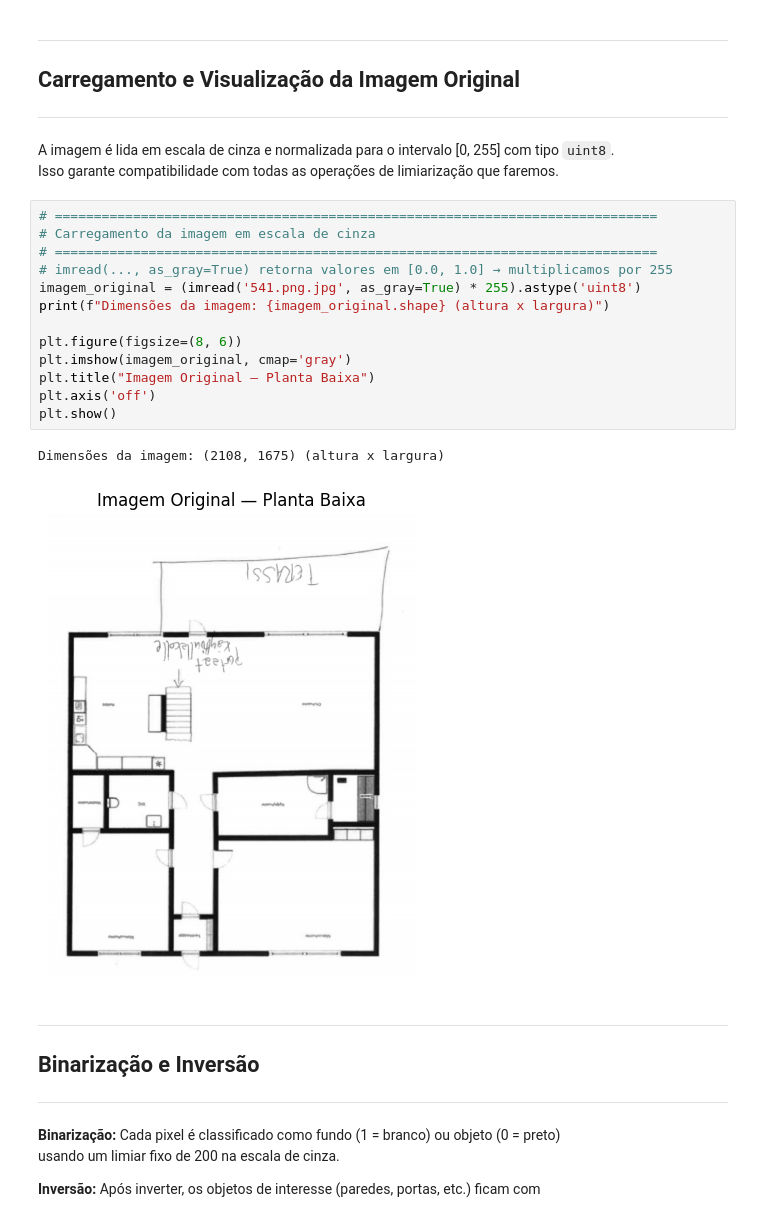
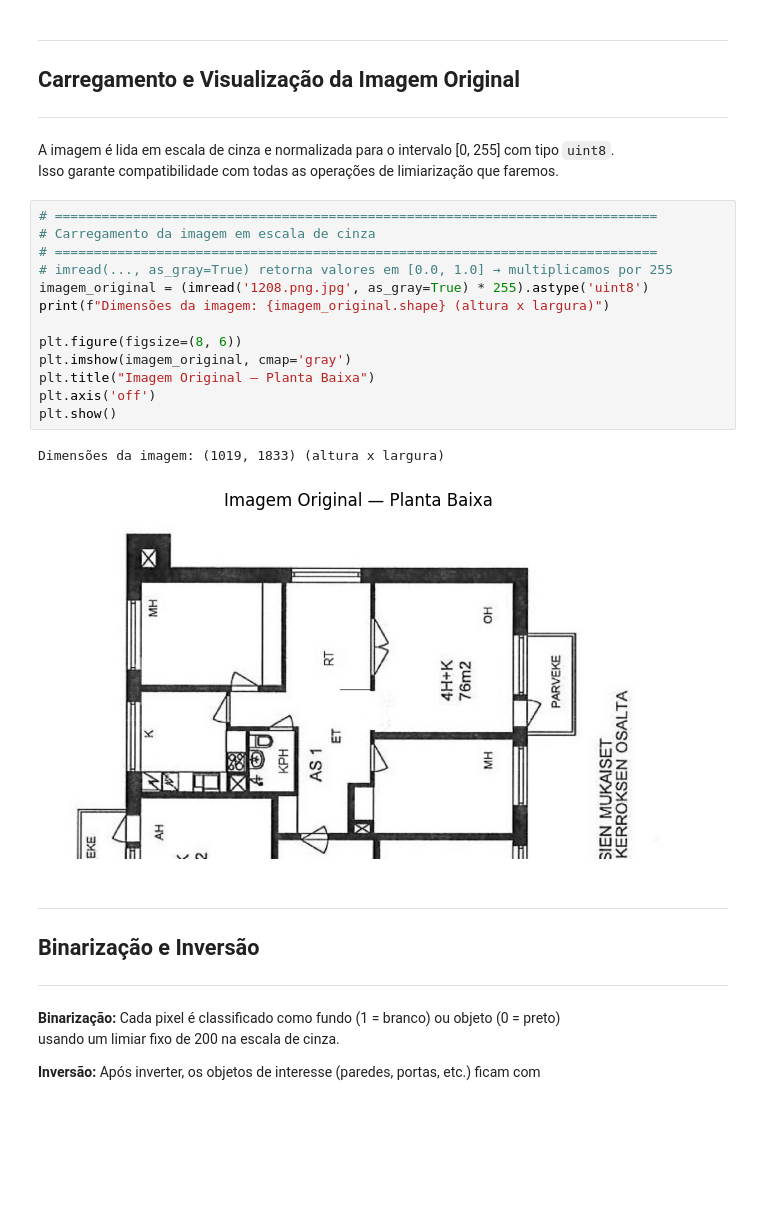
Before and after one commit to bernardosluz/FloorPlan-Element-Detection, a Jupyter notebook: notebooks/Deteccao_Planta_Baixa_Detalhado.ipynb, the cells around one changed output. Cells and saved outputs as stored; diff of their text form; blank space fills up the shorter version.

```diff
--- a/notebooks/Deteccao_Planta_Baixa_Detalhado.ipynb
+++ b/notebooks/Deteccao_Planta_Baixa_Detalhado.ipynb
@@ -90,19 +97,19 @@ Isso garante compatibilidade com todas as operações de limiarização que fare
 # %%
 # =============================================================================
 # Carregamento da imagem em escala de cinza
 # =============================================================================
 # imread(..., as_gray=True) retorna valores em [0.0, 1.0] → multiplicamos por 255
-imagem_original = (imread('541.png.jpg', as_gray=True) * 255).astype('uint8')
+imagem_original = (imread('1208.png.jpg', as_gray=True) * 255).astype('uint8')
 print(f"Dimensões da imagem: {imagem_original.shape} (altura x largura)")
 
 plt.figure(figsize=(8, 6))
 plt.imshow(imagem_original, cmap='gray')
 plt.title("Imagem Original — Planta Baixa")
 plt.axis('off')
 plt.show()
 # %% [output]
-Dimensões da imagem: (2108, 1675) (altura x largura)
+Dimensões da imagem: (1019, 1833) (altura x largura)
-[figure, old version]
+[figure, new version]
 # %% [markdown]
 ---
 ## Binarização e Inversão
```
Also changed, not shown: parts of 21 cells of this notebook.
